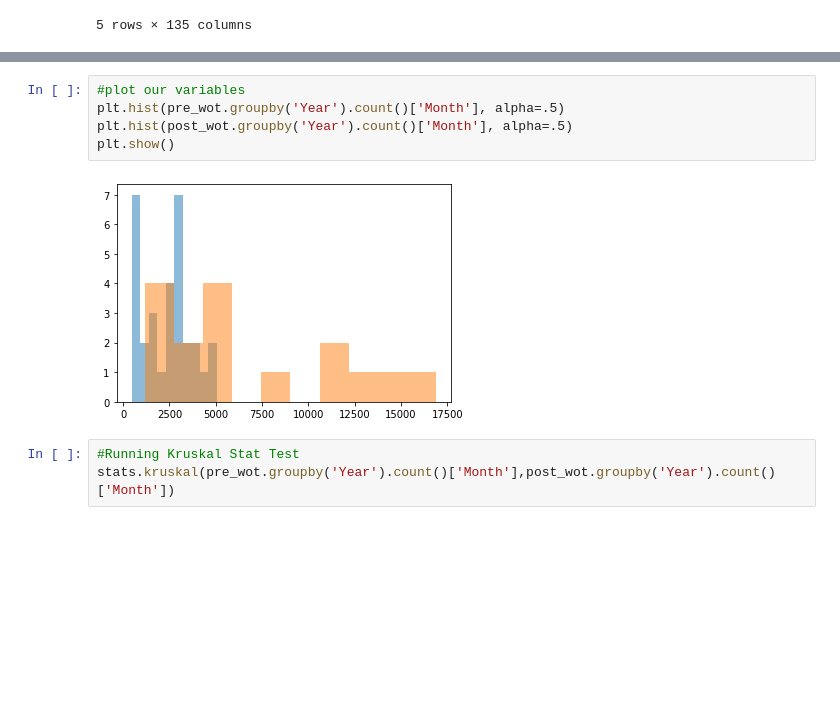
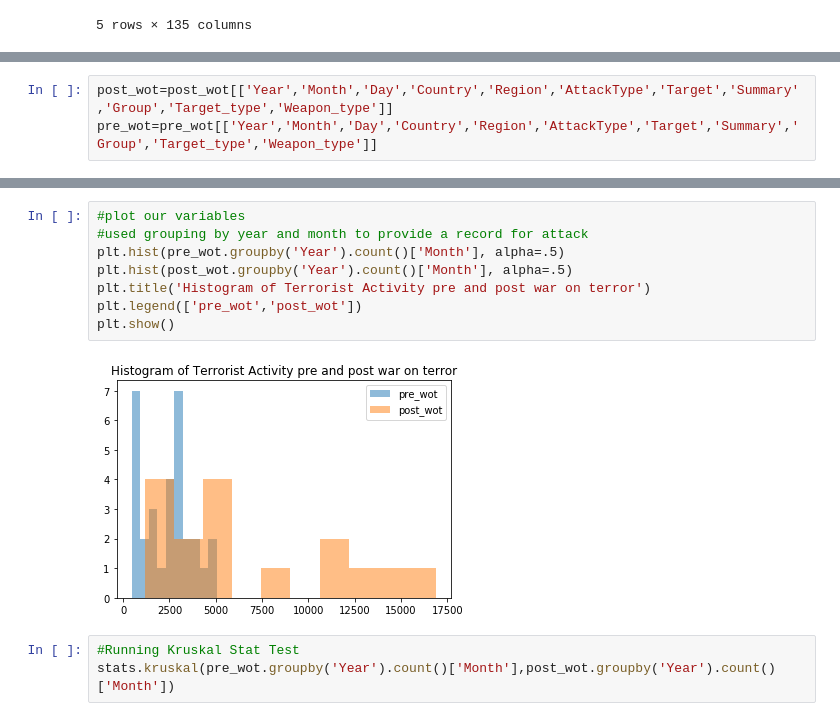
Before and after one commit to KwasiArhin/Thinkful-assignments-, a Jupyter notebook: The War on Terror.ipynb, the cells around one changed output, grey strips where cells are left out. Saved outputs shown, nothing was run; the diff lists cells and outputs as text; blank space fills up the shorter version.

```diff
--- a/The War on Terror.ipynb
+++ b/The War on Terror.ipynb
@@ -59,0 +122,3 @@ pre_wot.head()
+# %%
+post_wot=post_wot[['Year','Month','Day','Country','Region','AttackType','Target','Summary','Group','Target_type','Weapon_type']]
+pre_wot=pre_wot[['Year','Month','Day','Country','Region','AttackType','Target','Summary','Group','Target_type','Weapon_type']]
@@ -60,10 +134,13 @@ pre_wot.head()
 # %%
 #plot our variables
+#used grouping by year and month to provide a record for attack
 plt.hist(pre_wot.groupby('Year').count()['Month'], alpha=.5)
 plt.hist(post_wot.groupby('Year').count()['Month'], alpha=.5)
+plt.title('Histogram of Terrorist Activity pre and post war on terror')
+plt.legend(['pre_wot','post_wot'])
 plt.show()
 # %% [output]
-[figure, old version]
+[figure, new version]
 # %%
 #Running Kruskal Stat Test
 stats.kruskal(pre_wot.groupby('Year').count()['Month'],post_wot.groupby('Year').count()['Month'])
```
Also changed, not shown: parts of 13 cells of this notebook.
